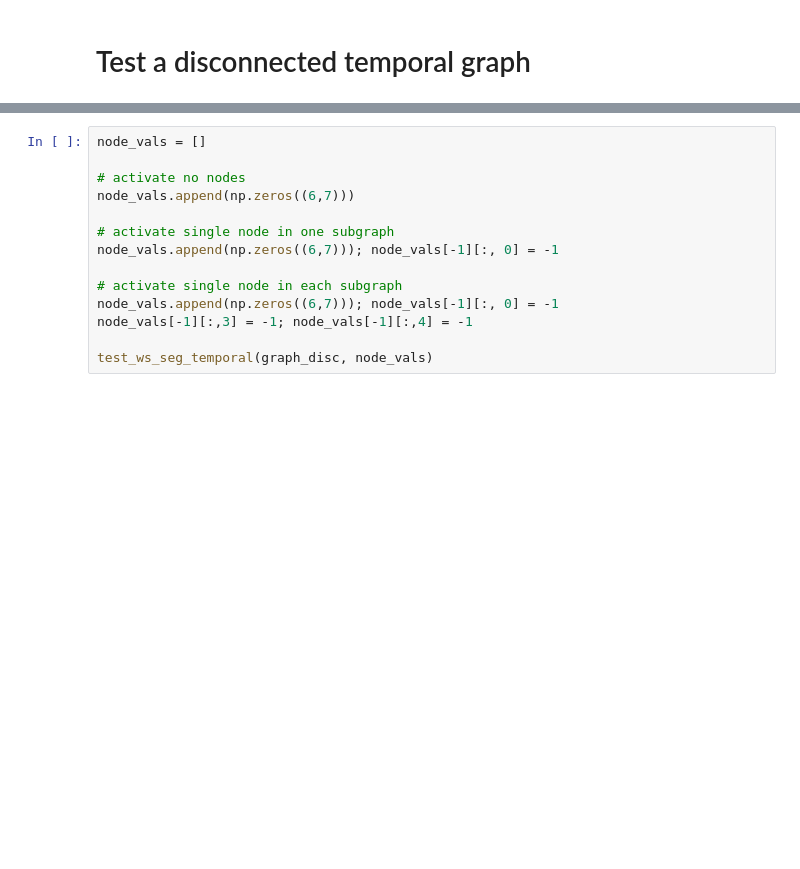
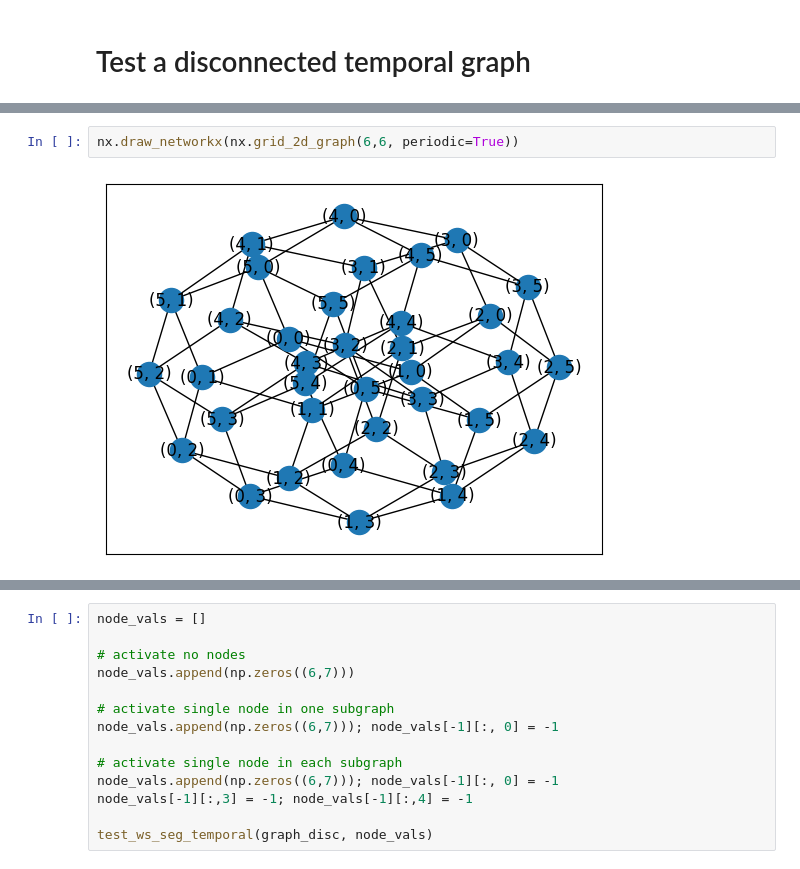
Before and after one commit to dbheadley/watershed_graph, a Jupyter notebook: demo_watershed.ipynb, the cells around one changed output, grey strips where cells are left out. Drawn from its saved outputs; the diff is of its cells as text; blank space fills up the shorter version.

```diff
--- a/demo_watershed.ipynb
+++ b/demo_watershed.ipynb
@@ -507,3 +526,7 @@ Line graph values: [[-1.          0.          0.          0.          0.
+# %%
+nx.draw_networkx(nx.grid_2d_graph(6,6, periodic=True))
+# %% [output]
+[figure, added]
 # %%
 graph_disc = np.zeros((7,7))
 graph_disc[0,1] = 1; graph_disc[1,0] = 1
```
Also changed, not shown: parts of 9 cells of this notebook.
